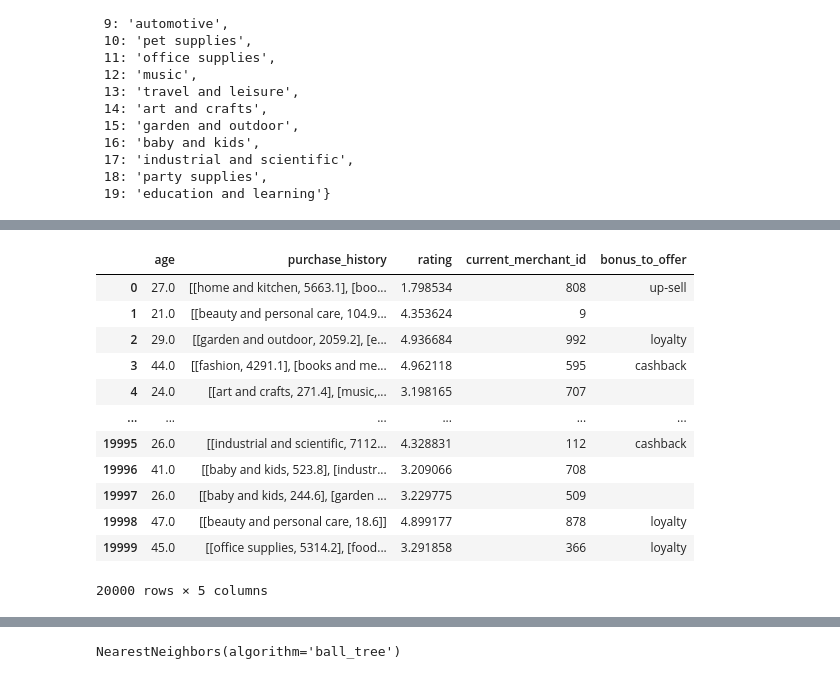
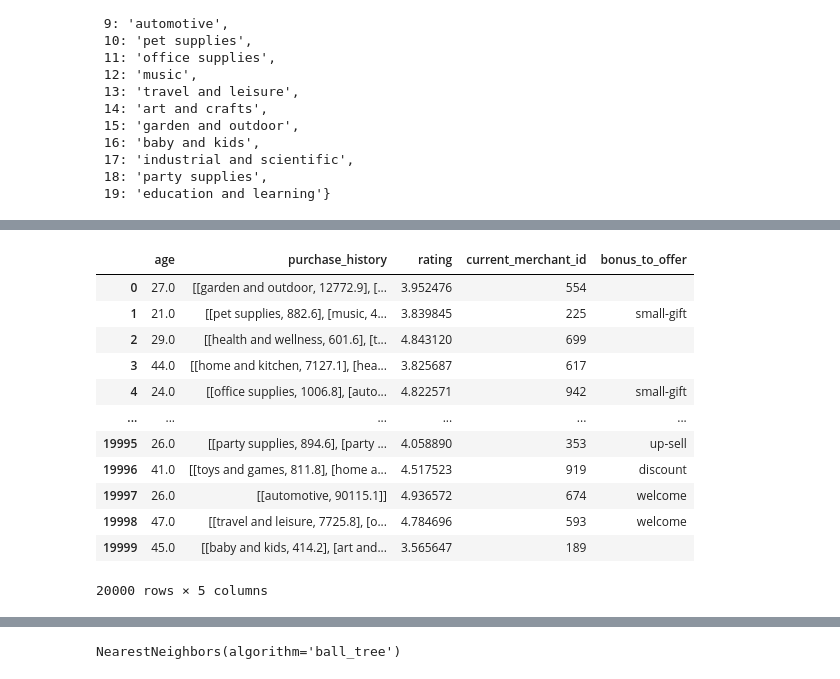
Before and after one commit to BonBonus/bonbonus_ml, a Jupyter notebook: model.ipynb, the cells around one changed output, grey strips where cells are left out. Drawn from its saved outputs; the diff is of its cells as text; code cells hidden in the pictures.

Commit message:
update models, add rating query arg

```diff
--- a/model.ipynb
+++ b/model.ipynb
@@ -209,49 +238,77 @@ max_amount_assets_available = 99_999_999
 min_number_transactions = 0
 max_number_transactions = 99_999_999
 
 random_rating = get_truncated_normal(mean=10, sd=2, low=1, upp=5).rvs(train_dataset_len)
 
 def generate_purchase_history(row, train=True):
     number_of_purchases = np.random.randint(min_number_purchase, max_number_purchase, 1)[0]
     purchase_preferences = np.random.randint(0, len(merchant_id_to_amount_range), 1)[0]
     truncated_normal = get_truncated_normal(mean=purchase_preferences, sd=2, low=0, upp=len(merchant_id_to_amount_range)-1)
     indices = truncated_normal.rvs(number_of_purchases).round()
     current_merchant_id = random.randint(0, number_of_stores-1)
-    current_merchant = merchants_df.iloc[current_merchant_id]
-    bonuses_available = current_merchant.bonuses_available
+    current_merchant = merchants_df.iloc[current_merchant_id].copy()
+    current_merchant_mcc = current_merchant.merchant_mcc
+    bonuses_available = current_merchant.bonuses_available.copy()
     purchase_history = []
     purchase_history_names = []
     rating = random_rating[row.name]
+    total_spending = 0
     for purchase_id in indices:
         purchase_name, range = merchant_id_to_amount_range[purchase_id]
-        purchase_history.append([purchase_name, np.around(np.random.uniform(range[0], range[-1]+1, 1), 1)[0]])
+        spending = np.around(np.random.uniform(range[0], range[-1]+1, 1), 1)[0]
+        total_spending += spending
+        purchase_history.append([purchase_name, spending])
         purchase_history_names.append(purchase_name)
     row['purchase_history'] = purchase_history
     row['rating'] = rating
     if train:
+        purchase_history_names_count = Counter(purchase_history_names)
         row['current_merchant_id'] = current_merchant_id
-        if len(bonuses_available) > 0 and rating >= np.random.uniform(1.0, 5.0):
-            bonuse_to_offer = sample(bonuses_available, 1)[0]
+        bonus_to_offer = ''
+        if purchase_history_names_count.total() > 0:
+            percentage_of_usage = purchase_history_names_count[current_merchant_mcc]*100/purchase_history_names_count.total()
         else:
-            bonuse_to_offer = ''
-        row['bonus_to_offer'] = bonuse_to_offer
+            percentage_of_usage = 0
+        if len(bonuses_available) > 0:
+            if current_merchant_mcc not in purchase_history_names and 'welcome' in bonuses_available:
+                if rating >= np.random.uniform(3.0, 5.0):
+                    bonus_to_offer = 'welcome'
+            elif total_spending >= 350_000.0 and 'up-sell' in bonuses_available:
+                if rating >= np.random.uniform(1.0, 5.0):
+                    bonus_to_offer = 'up-sell'
+            elif percentage_of_usage >= 50.0 and 'big-gift' in bonuses_available:
+                bonus_to_offer = 'big-gift'
+            elif percentage_of_usage >= 30.0 and 'small-gift' in bonuses_available:
+                if rating >= np.random.uniform(1.0, 5.0):
+                    bonus_to_offer = 'small-gift'
+            elif row.age > 65.0 and 'discount' in bonuses_available:
+                if rating >= np.random.uniform(1.0, 5.0):
+                    bonus_to_offer = 'discount'
+            elif rating >= np.random.uniform(1.0, 5.0):
+                if 'welcome' in bonuses_available: bonuses_available.remove('welcome')
+                if 'up-sell' in bonuses_available: bonuses_available.remove('up-sell')
+                if 'big-gift' in bonuses_available: bonuses_available.remove('big-gift')
+                if bonuses_available:
+                    bonus_to_offer = sample(bonuses_available, 1)[0]
+        row['bonus_to_offer'] = bonus_to_offer
+        # row['total_spending'] = total_spending
     return row
 
 
 df_train = df_train.apply(generate_purchase_history, axis = 1)
 df_test = df_test.apply(generate_purchase_history, train=False, axis = 1)
 df_train
 # %% [output]
 |  | age | purchase_history | rating | current_merchant_id | bonus_to_offer |
-| 0 | 27.0 | [[home and kitchen, 5663.1], [boo... | 1.798534 | 808 | up-sell |
-| 1 | 21.0 | [[beauty and personal care, 104.9... | 4.353624 | 9 |  |
-| 2 | 29.0 | [[garden and outdoor, 2059.2], [e... | 4.936684 | 992 | loyalty |
-| 3 | 44.0 | [[fashion, 4291.1], [books and me... | 4.962118 | 595 | cashback |
-| 4 | 24.0 | [[art and crafts, 271.4], [music,... | 3.198165 | 707 |  |
+| 0 | 27.0 | [[garden and outdoor, 12772.9], [... | 3.952476 | 554 |  |
+| 1 | 21.0 | [[pet supplies, 882.6], [music, 4... | 3.839845 | 225 | small-gift |
+| 2 | 29.0 | [[health and wellness, 601.6], [t... | 4.843120 | 699 |  |
+| 3 | 44.0 | [[home and kitchen, 7127.1], [hea... | 3.825687 | 617 |  |
+| 4 | 24.0 | [[office supplies, 1006.8], [auto... | 4.822571 | 942 | small-gift |
 | ... | ... | ... | ... | ... | ... |
-| 19995 | 26.0 | [[industrial and scientific, 7112... | 4.328831 | 112 | cashback |
-| 19996 | 41.0 | [[baby and kids, 523.8], [industr... | 3.209066 | 708 |  |
-| 19997 | 26.0 | [[baby and kids, 244.6], [garden ... | 3.229775 | 509 |  |
-| 19998 | 47.0 | [[beauty and personal care, 18.6]] | 4.899177 | 878 | loyalty |
-| 19999 | 45.0 | [[office supplies, 5314.2], [food... | 3.291858 | 366 | loyalty |
+| 19995 | 26.0 | [[party supplies, 894.6], [party ... | 4.058890 | 353 | up-sell |
+| 19996 | 41.0 | [[toys and games, 811.8], [home a... | 4.517523 | 919 | discount |
+| 19997 | 26.0 | [[automotive, 90115.1]] | 4.936572 | 674 | welcome |
+| 19998 | 47.0 | [[travel and leisure, 7725.8], [o... | 4.784696 | 593 | welcome |
+| 19999 | 45.0 | [[baby and kids, 414.2], [art and... | 3.565647 | 189 |  |
 20000 rows × 5 columns
```
Also changed, not shown: parts of 14 cells of this notebook, 8 other files.
